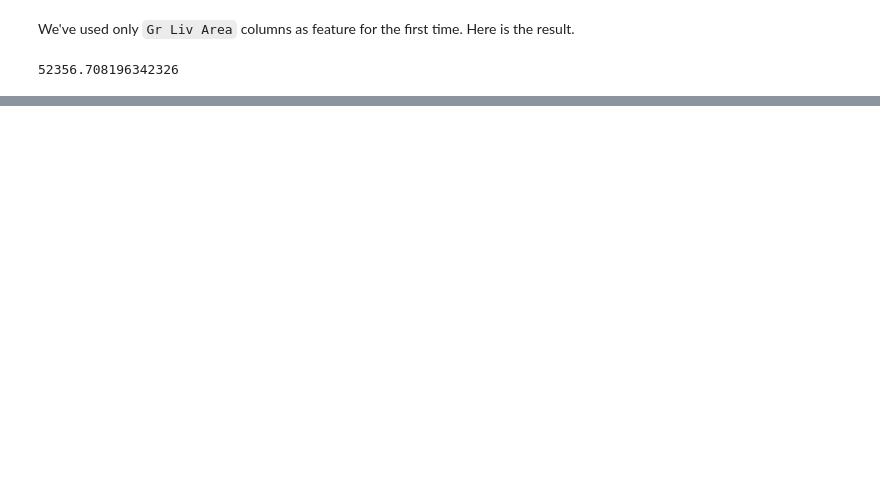
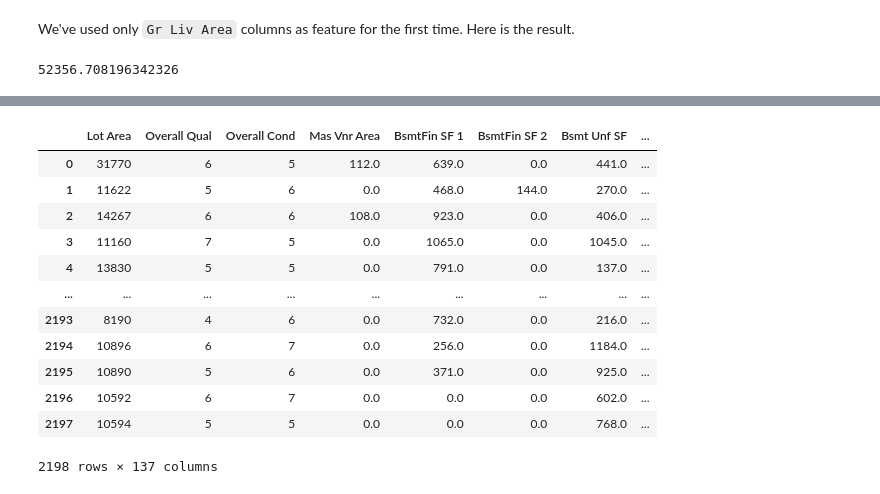
Before and after one commit to 0ld-dancer/dq_projects, a Jupyter notebook: 11. Predicting House Sale Prices/11. Predicting House Sale Prices.ipynb, the cells around one changed output, grey strips where cells are left out. Drawn from its saved outputs; the diff is of its cells as text; code cells hidden in the pictures; blank space fills up the shorter version.

```diff
--- a/11. Predicting House Sale Prices/11. Predicting House Sale Prices.ipynb
+++ b/11. Predicting House Sale Prices/11. Predicting House Sale Prices.ipynb
@@ -383,0 +370,16 @@ ValueError: No axis named 1 for object type Series
+# %%
+np.set_printoptions(precision=2)
+np.seterr(divide='ignore')
+
+X_test = cleaned_housing_df.drop('SalePrice', axis=1)
+Y_target = cleaned_housing_df['SalePrice']
+
+test = SelectKBest(score_func=f_classif, k=100)
+fit = test.fit(X_test, Y_target)
+
+print('Score for each feature:\n', fit.scores_)
+
+features = fit.transform(X_test)
+
+feature_cols = fit.get_support(indices=True)
+X_test.iloc[:, feature_cols].head()
@@ -383,0 +635,17 @@ ValueError: No axis named 1 for object type Series
+# %%
+xyz, zux = transform_features(housing_df)
+xyz
+# %% [output]
+|  | Lot Area | Overall Qual | Overall Cond | Mas Vnr Area | BsmtFin SF 1 | BsmtFin SF 2 | Bsmt Unf SF | ... |
+| 0 | 31770 | 6 | 5 | 112.0 | 639.0 | 0.0 | 441.0 | ... |
+| 1 | 11622 | 5 | 6 | 0.0 | 468.0 | 144.0 | 270.0 | ... |
+| 2 | 14267 | 6 | 6 | 108.0 | 923.0 | 0.0 | 406.0 | ... |
+| 3 | 11160 | 7 | 5 | 0.0 | 1065.0 | 0.0 | 1045.0 | ... |
+| 4 | 13830 | 5 | 5 | 0.0 | 791.0 | 0.0 | 137.0 | ... |
+| ... | ... | ... | ... | ... | ... | ... | ... | ... |
+| 2193 | 8190 | 4 | 6 | 0.0 | 732.0 | 0.0 | 216.0 | ... |
+| 2194 | 10896 | 6 | 7 | 0.0 | 256.0 | 0.0 | 1184.0 | ... |
+| 2195 | 10890 | 5 | 6 | 0.0 | 371.0 | 0.0 | 925.0 | ... |
+| 2196 | 10592 | 6 | 7 | 0.0 | 0.0 | 0.0 | 602.0 | ... |
+| 2197 | 10594 | 5 | 5 | 0.0 | 0.0 | 0.0 | 768.0 | ... |
+2198 rows × 137 columns
```
Also changed, not shown: parts of 58 cells of this notebook.
